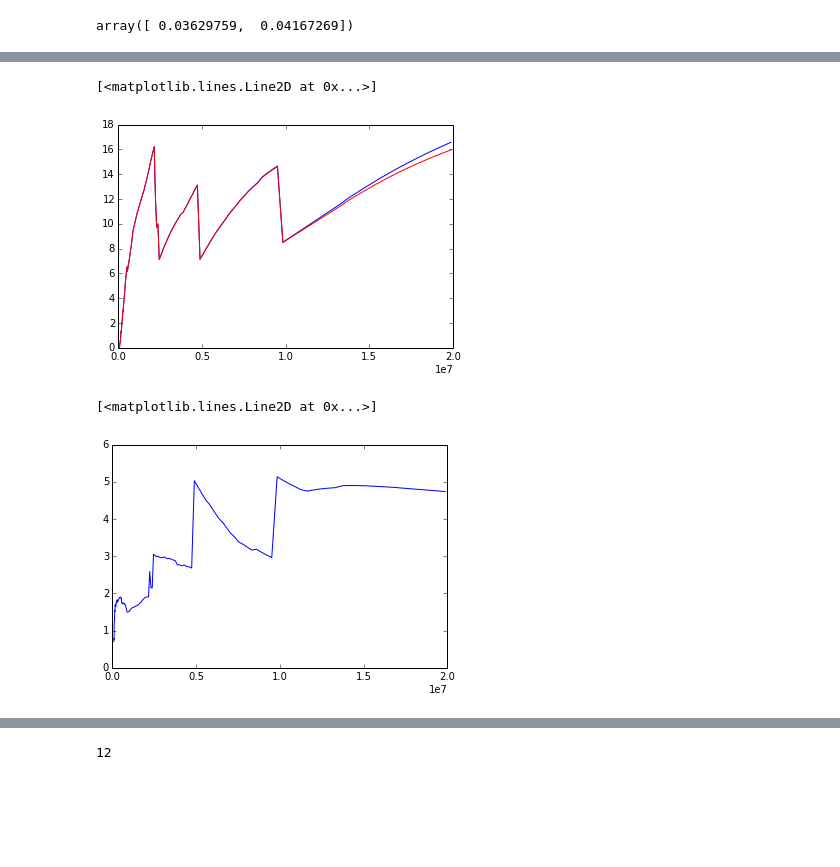
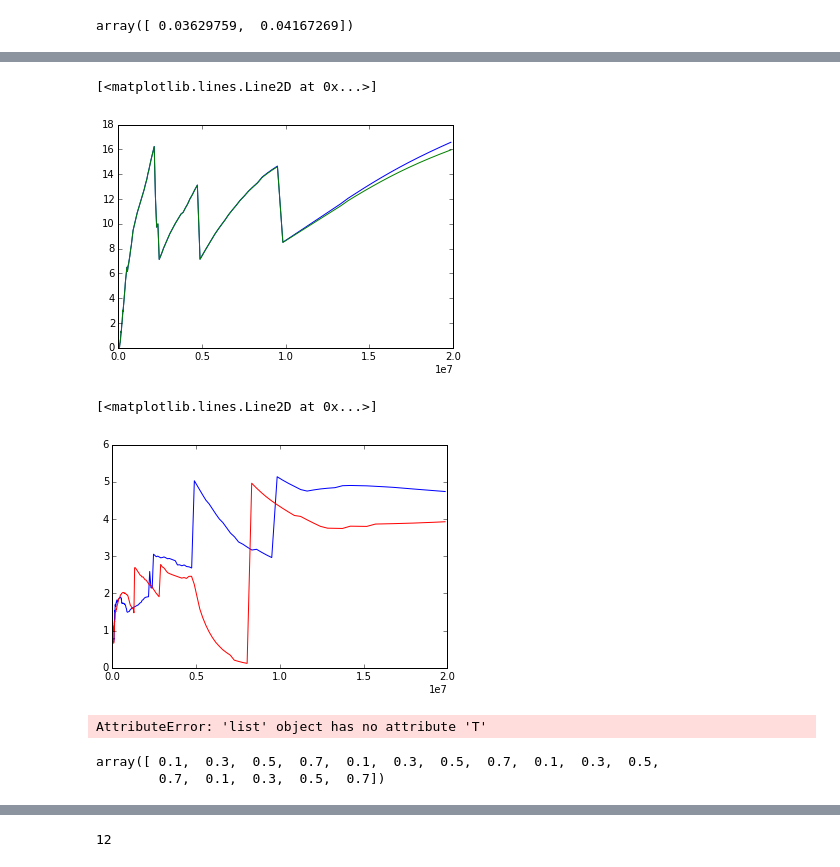
Before and after one commit to saint-germain/planetas, a Jupyter notebook: planetas sandbox.ipynb, the cells around one changed output, grey strips where cells are left out. Saved outputs shown, nothing was run; the diff lists cells and outputs as text; code cells hidden in the pictures; blank space fills up the shorter version.

```diff
--- a/planetas sandbox.ipynb
+++ b/planetas sandbox.ipynb
@@ -379,11 +411,12 @@ plt.plot(atime,(armass+agmass)/anplan)
 # %%
 plt.plot(atime,armass+agmass)
-plt.plot(atime,armass,c='r')
+plt.plot(atime,armass,c='g')
 # %% [output]
 [<matplotlib.lines.Line2D at 0x...>]
-[figure, old version]
+[figure, new version]
 # %%
 plt.plot(atime,acmass)
+plt.plot(atime2,acmass2,c='r')
 # %% [output]
 [<matplotlib.lines.Line2D at 0x...>]
-[figure, old version]
+[figure, new version]
@@ -389,0 +471,11 @@ plt.plot(atime,acmass)
+# %%
+Alist=np.array([0.1,0.3,0.5,0.7])
+flist=np.array([0.3,0.7,1.,3.])
+XX, YY = np.meshgrid(Alist, flist)
+# %% [output]
+AttributeError: 'list' object has no attribute 'T'
+# %%
+np.reshape(XX,16)[i]
+# %% [output]
+array([ 0.1,  0.3,  0.5,  0.7,  0.1,  0.3,  0.5,  0.7,  0.1,  0.3,  0.5,
+        0.7,  0.1,  0.3,  0.5,  0.7])
```
Also changed, not shown: parts of 12 cells of this notebook.
